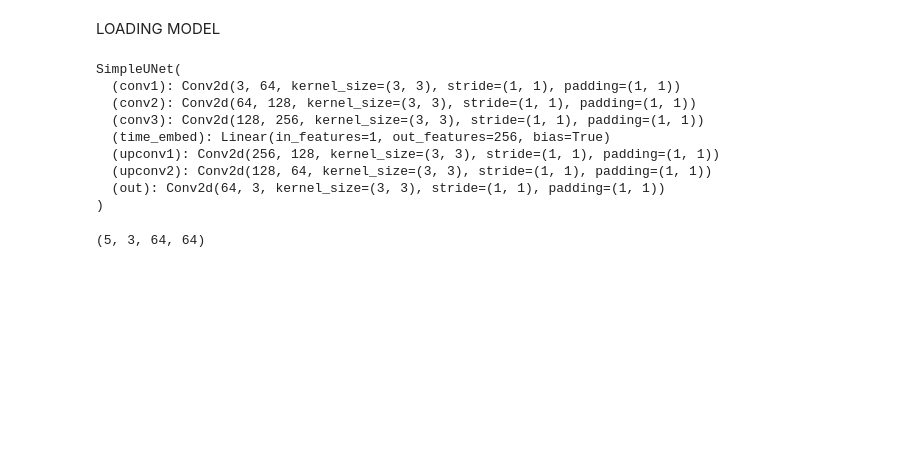
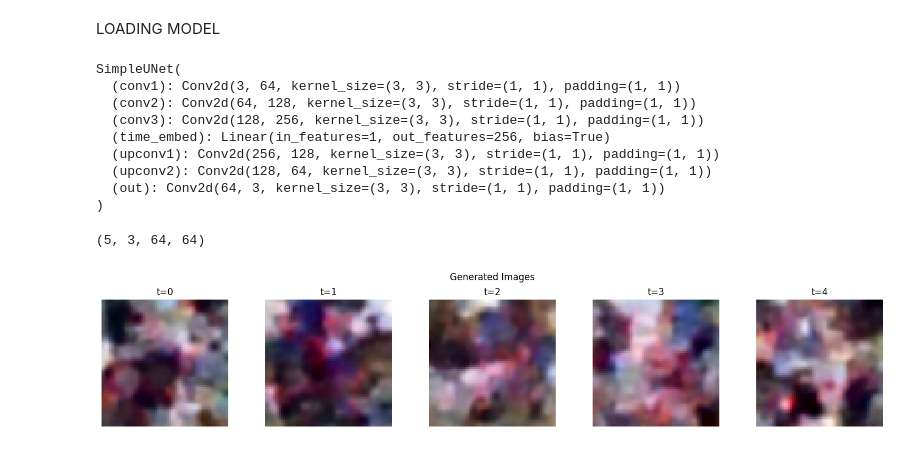
Before and after one commit to dtran556/dtran556, a Jupyter notebook: artGenerator(real).ipynb, the cells around one changed output. Saved outputs shown, nothing was run; the diff lists cells and outputs as text; code cells hidden in the pictures; blank space fills up the shorter version.

```diff
--- a/artGenerator(real).ipynb
+++ b/artGenerator(real).ipynb
@@ -270,30 +270,31 @@ SimpleUNet(
 # %%
 maxSteps = 1000
 noiseScheduler = DDPMScheduler(num_train_timesteps=maxSteps,
                                beta_start=0.001,
                                beta_end=0.02)
 def genImage(model,num_images = 5):
   model.eval()
   with torch.no_grad():
     noise = torch.rand(num_images, 3, 64, 64).to(device)
     for i in reversed(range(max_timesteps)):
       timestep = torch.full((num_images,), i, device = device)
       predicted_noise = model(noise, timestep)
       noise = noiseScheduler.step(predicted_noise, i, noise).prev_sample
     return noise.cpu().numpy()
 def plot_images(timesteps, images, title="Images"):
     fig, axes = plt.subplots(1, len(timesteps), figsize=(15, 3))
     for i, (t, img) in enumerate(zip(timesteps, images)):
         img_display = np.transpose(img, (1, 2, 0))
         img_display = np.clip(img_display, 0, 1)
         axes[i].imshow(img_display)
         axes[i].set_title(f"t={t}")
         axes[i].axis('off')
     plt.suptitle(title)
     plt.tight_layout()
     plt.show()
 generated = genImage(unet_model, 5)
 print(generated.shape)
-plot_images = (range(5), generated, "Generated Images")
+plot_images(range(5), generated, "Generated Images")
 # %% [output]
 (5, 3, 64, 64)
+[figure, added]
```
